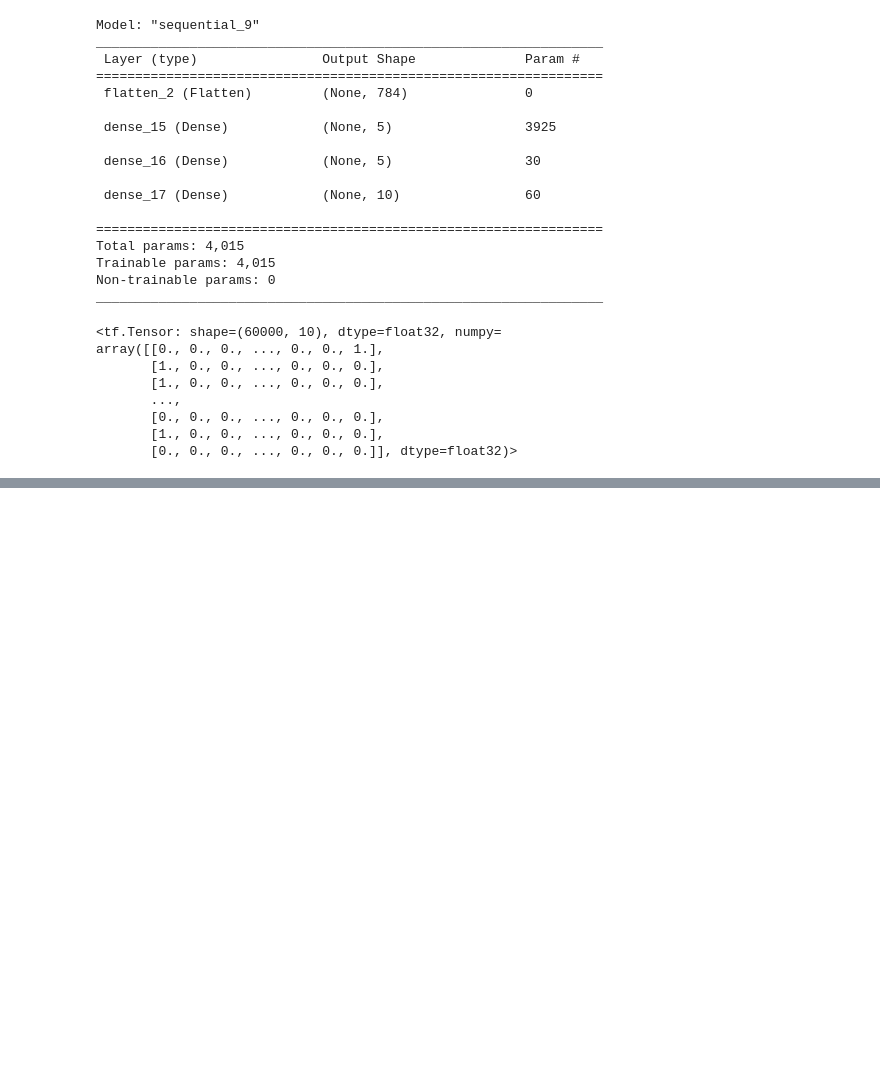
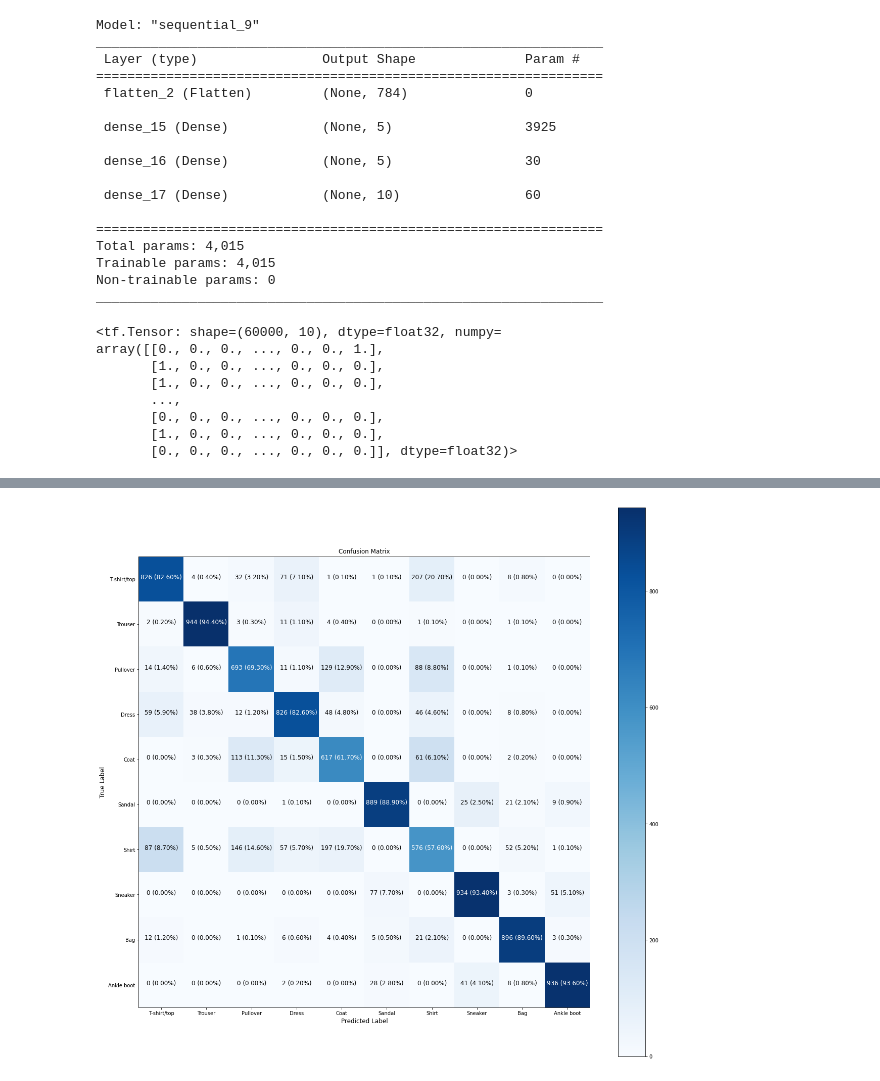
Before and after one commit to chineidu/NLP-Tutorial, a Jupyter notebook: notebook/03_tensorflow/03_classification_with_tf.ipynb, the cells around one changed output, grey strips where cells are left out. Cells and saved outputs as stored; diff of their text form; code cells hidden in the pictures; blank space fills up the shorter version.

```diff
--- a/notebook/03_tensorflow/03_classification_with_tf.ipynb
+++ b/notebook/03_tensorflow/03_classification_with_tf.ipynb
@@ -1126,0 +1203,23 @@ pd.DataFrame()
+# %%
+# 0.001 is the best learning rate
+
+# Rebuild the model
+tf.random.set_seed(SEED)
+
+model_9 = tf.keras.Sequential([
+    tf.keras.layers.Flatten(input_shape=train_data_scaled.shape[-2:]),
+    tf.keras.layers.Dense(units=5, activation="relu"),
+    tf.keras.layers.Dense(units=5, activation="relu"),
+    tf.keras.layers.Dense(units=10, activation="sigmoid")
+])
+
+# Compile
+model_9.compile(loss=tf.keras.losses.SparseCategoricalCrossentropy(),
+                optimizer=tf.keras.optimizers.Adam(),
+                metrics=["accuracy"])
+
+# Fit
+history_9 = model_9.fit(train_data_scaled,
+            train_labels,
+            epochs=20,
+            validation_data=(validation_data_scaled, validation_labels))
@@ -1126,0 +1244,7 @@ pd.DataFrame()
+# %%
+# Evaluation it's performance using confusion metrics
+y_prob = model_9.predict(validation_data_scaled)
+
+# Turn the probabilities into predictions
+y_pred = np.argmax(y_prob, axis=1)
+y_pred[:4]
@@ -1126,0 +1268,5 @@ pd.DataFrame()
+# %%
+plot_confusion_matrix(y_true=validation_labels, y_pred=y_pred,
+                      classes=class_names, figsize=(20, 20))
+# %% [output]
+[figure, added]
```
Also changed, not shown: parts of 37 cells of this notebook.
